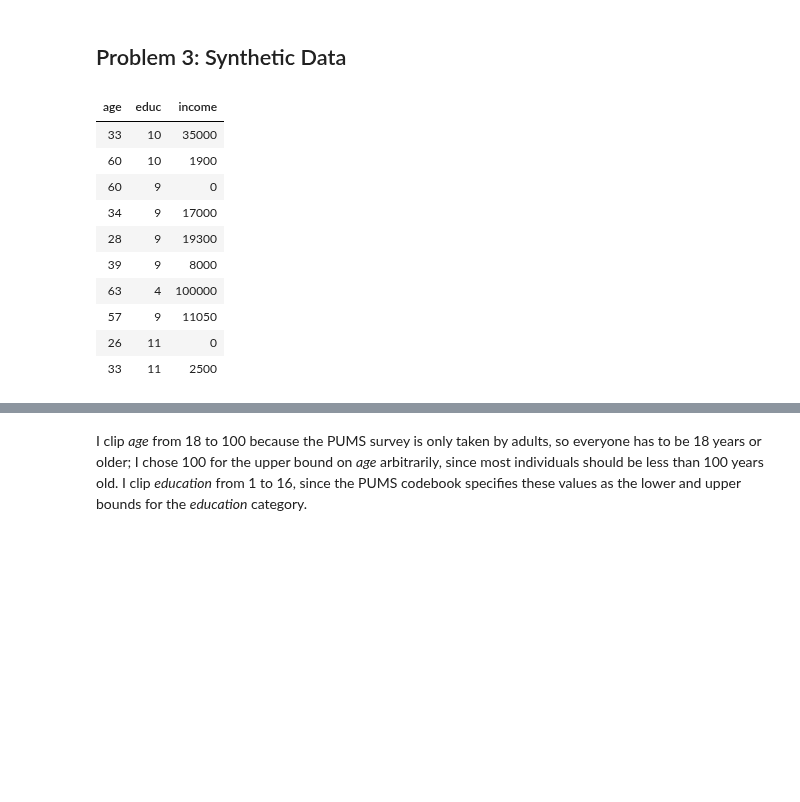
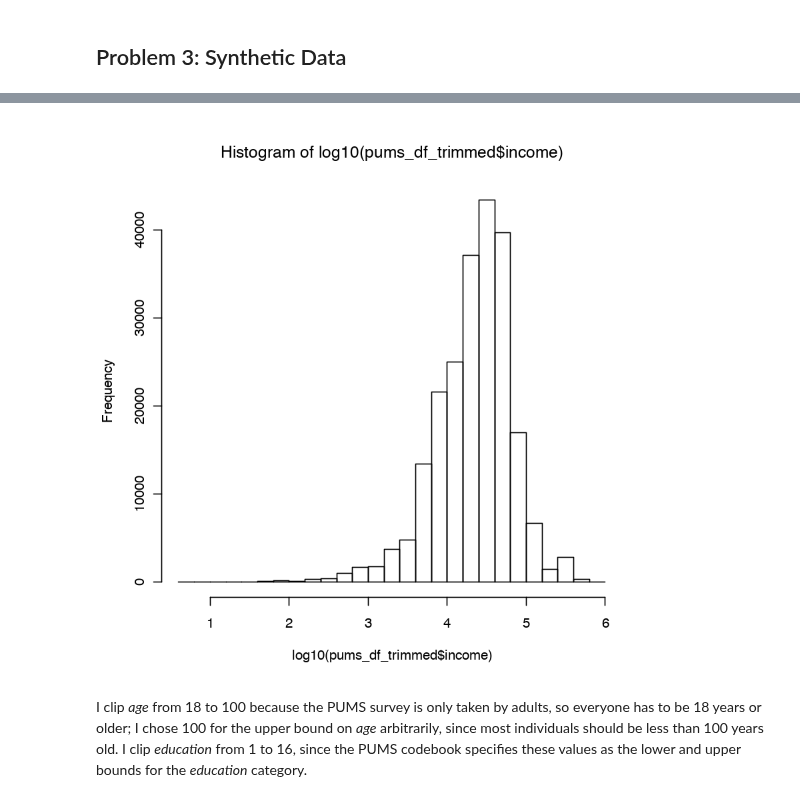
Before and after one commit to bhavenp/cs208, a Jupyter notebook: homework/HW3/HW3_Bhaven_Patel.ipynb, the cells around one changed output, grey strips where cells are left out. Saved outputs shown, nothing was run; the diff lists cells and outputs as text; code cells hidden in the pictures; blank space fills up the shorter version.

```diff
--- a/homework/HW3/HW3_Bhaven_Patel.ipynb
+++ b/homework/HW3/HW3_Bhaven_Patel.ipynb
@@ -297,17 +326,7 @@ pums_df <- read.csv("../../data/MaPUMS5full.csv");
 
 #trim dataset to 'income','educ','age' columns
 pums_df_trimmed <- subset(pums_df, select = c('age', 'educ', 'income') );
-# %%
-pums_df_trimmed[0:10, ]
-# %% [output]
-| age | educ | income |
-| 33 | 10 | 35000 |
-| 60 | 10 | 1900 |
-| 60 | 9 | 0 |
-| 34 | 9 | 17000 |
-| 28 | 9 | 19300 |
-| 39 | 9 | 8000 |
-| 63 | 4 | 100000 |
-| 57 | 9 | 11050 |
-| 26 | 11 | 0 |
-| 33 | 11 | 2500 |
+# %%
+# pums_df_trimmed[0:10, ]
+hist(log10(pums_df_trimmed$income))
+# %% [output]
@@ -314,3 +335,4 @@ pums_df_trimmed[0:10, ]
+[figure, added]
 # %%
 ## Differentially private histogram release for continuous data binned on 3 categories.
 ## Adapted from J. Honaker's xyHistogramRelease function
```
Also changed, not shown: parts of 7 cells of this notebook.
